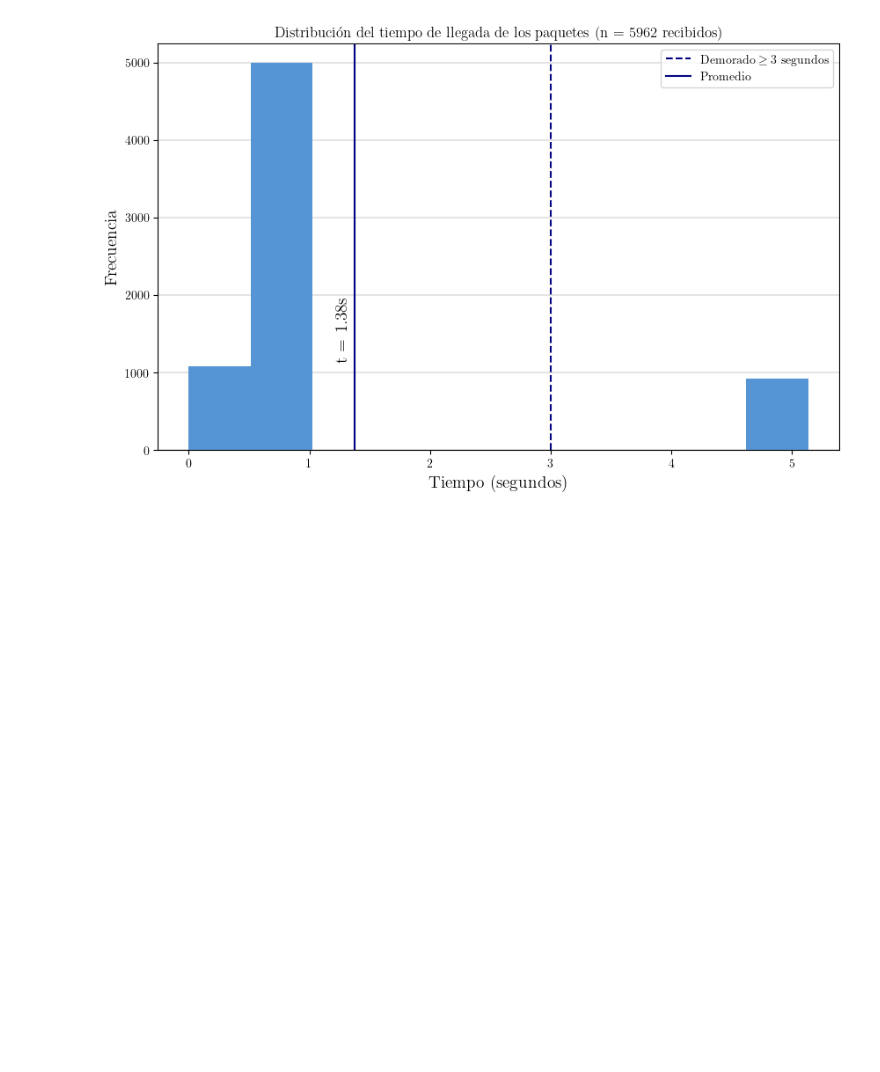
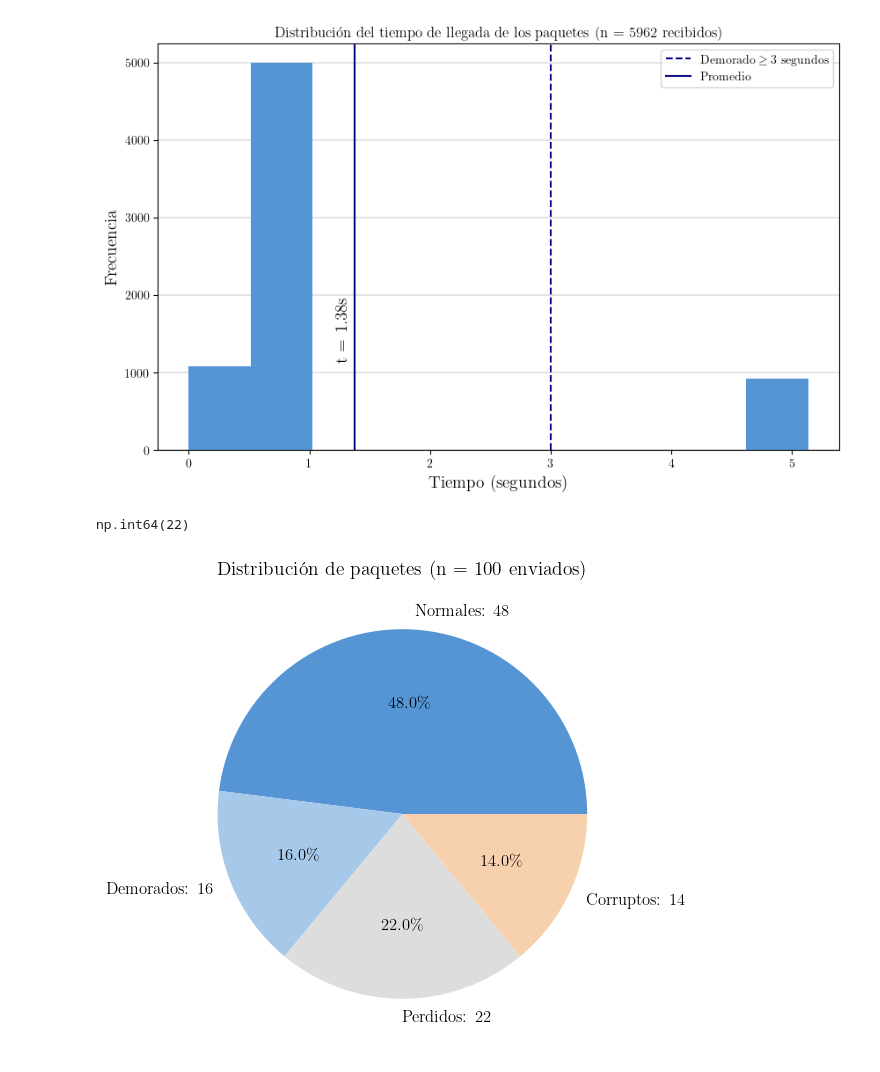
Before and after one commit to ngalindez/TD4-TP, a Jupyter notebook: graphs.ipynb, the cells around one changed output. Cells and saved outputs as stored; diff of their text form; code cells hidden in the pictures; blank space fills up the shorter version.

```diff
--- a/graphs.ipynb
+++ b/graphs.ipynb
@@ -87,3 +87,35 @@ plt.legend()
 plt.show()
 # %% [output]
 [figure]
+# %%
+df_test = pd.read_csv("output_test.csv")
+# Ajusto los #SEQ
+
+df_test['#SEQ'] = range(df_test.shape[0])
+# %% [output]
+np.int64(22)
+# %%
+plt.figure(figsize=(10, 6))
+cant_enviados = df_test.shape[0]
+cant_recibidos = (df_test['time_received'] != 0).sum()
+cant_corruptos = (df_test['corrupto'] == 1).sum()
+cant_demorados = (df_test['demorado'] == 1).sum()
+cant_perdidos = (df_test['perdido'] == 1).sum()
+cant_normal = cant_enviados - cant_perdidos - cant_corruptos - cant_demorados
+
+proporciones = {f'Normales: {cant_normal}': cant_normal, f'Demorados: {cant_demorados}': cant_demorados,
+                f'Perdidos: {cant_perdidos}': cant_perdidos, f'Corruptos: {cant_corruptos}': cant_corruptos}
+
+proporciones = {key: 100*value/cant_enviados for key, value in proporciones.items()}
+
+colors = ['#5595D4', '#A7C9E9', '#DDDDDD', '#F7D0AE', '#EDA060']
+
+plt.pie(list(proporciones.values()), labels=list(proporciones.keys()), autopct='%1.1f%%', colors=colors, textprops={'fontsize': 12})
+plt.title(f'Distribución de paquetes (n = {cant_enviados} enviados)', fontsize=14)
+
+# Para guardar la imagen
+#plt.savefig('d.png', dpi=300, bbox_inches='tight')
+
+plt.show()
+# %% [output]
+[figure, added]
```
Also changed, not shown: parts of 1 cell of this notebook, 3 other files.
